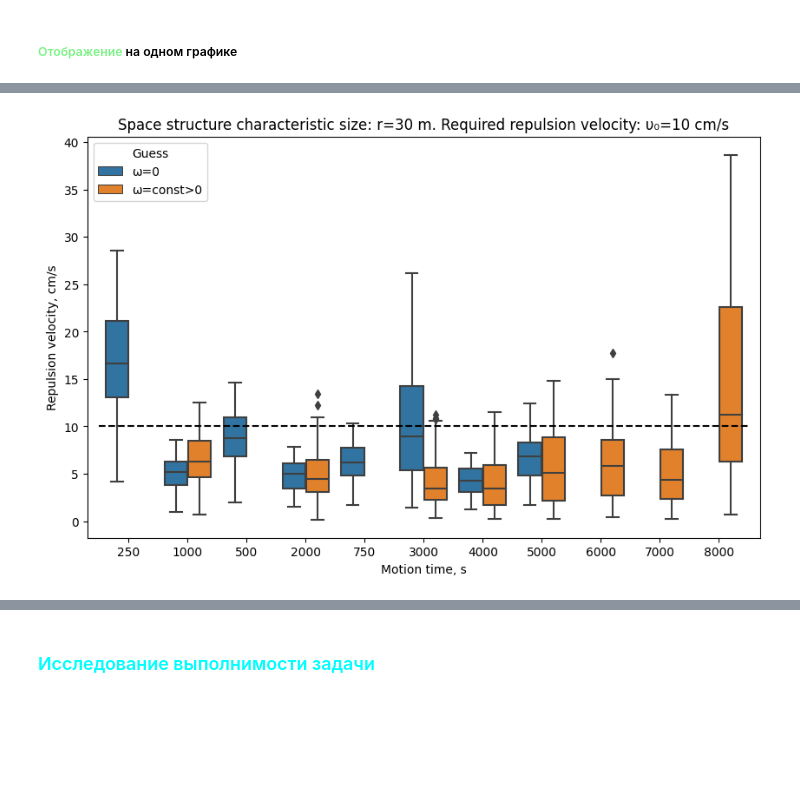
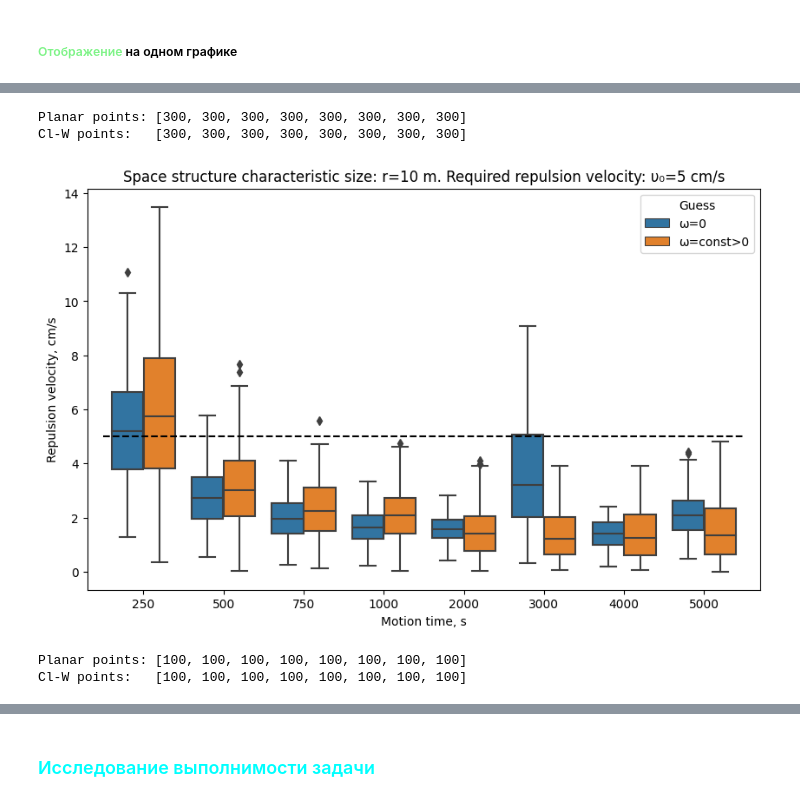
Before and after one commit to CamelCaseAverageEnjoyer/PythonCompendium, a Jupyter notebook: 5. Chapter 2 NIR.ipynb, the cells around one changed output, grey strips where cells are left out. Drawn from its saved outputs; the diff is of its cells as text; code cells hidden in the pictures; blank space fills up the shorter version.

```diff
--- a/5. Chapter 2 NIR.ipynb
+++ b/5. Chapter 2 NIR.ipynb
@@ -389,13 +302,13 @@ local_func_maker(praeter_2d_pictura, f'storage/v_value_from_t_{r_spread}.txt')
 # %% [markdown]
 ##### <span style="color:#7ff388">Чтение</span> файлов, сборка данных
 # %%
-def read_files_create_dataframe(r_spread):
+def read_files_create_dataframe(r_spread, t_max=None):
     def local_func_reader(name: str):
         dictionary = dict()
         f = open(name, 'r')
         for line in f:
             lst = line.split()
-            if len(lst) > 2:
+            if len(lst) > 2 and (t_max is None or t_max >= float(lst[1])):
                 r = float(lst[0])
                 T = float(lst[1])
                 v = float(lst[2])
@@ -408,27 +321,21 @@ def read_files_create_dataframe(r_spread):
 
     tmp_2d = local_func_reader(f'storage/v_value_from_t_{r_spread}.txt')
     tmp_hkw = local_func_reader(f'storage/v_hkw_value_from_t_{r_spread}.txt')
+    print(f"Planar points: {[len(tmp_2d[i][1]) for i in range(len(tmp_2d))]}\nCl-W points:   {[len(tmp_hkw[i][1]) for i in range(len(tmp_hkw))]}")
 
     df2 = pd.DataFrame(data={'V': {}, 'Guess': {}, 'Motion time, s': {}})
     for i in range(len(tmp_2d)):
         for j in range(len(tmp_2d[i][1])):
-            df2 = df2.append({'V':tmp_hkw[i][1][j], 'Guess':'ω=0', 'Motion time, s':str(int(tmp_hkw[i][0]))}, ignore_index=True)
-            df2 = df2.append({'V':tmp_2d[i][1][j], 'Guess':'ω=const>0', 'Motion time, s':str(int(tmp_2d[i][0]))}, ignore_index=True)
+            df2 = pd.concat([df2, pd.DataFrame({'V':[tmp_hkw[i][1][j]], 'Guess':['ω=0'], 'Motion time, s':[str(int(tmp_hkw[i][0]))]})], join="inner", ignore_index=True)
+            df2 = pd.concat([df2, pd.DataFrame({'V':[tmp_2d[i][1][j]], 'Guess':['ω=const>0'], 'Motion time, s':[str(int(tmp_2d[i][0]))]})], join="inner", ignore_index=True)
     return df2
-
-r_spread = 10
-df2 = read_files_create_dataframe(r_spread)
+def draw_them_all_right_here(r_spread, reference, df2):
+    fig = plt.figure(figsize=(10, 6))
+    sns.boxplot(data=df2, hue='Guess', x='Motion time, s', y='V')
+    left, right = plt.xlim()
+    plt.hlines(reference, xmin=left, xmax=right, color='k', linestyles='--')
+    plt.ylabel(f"Repulsion velocity, cm/s")
+    plt.title(f"Space structure characteristic size: r={r_spread} m. Required repulsion velocity: υ₀={reference} cm/s")
+    plt.show()
 # %% [markdown]
 ##### <span style="color:#7ff388">Отображение</span> на одном графике
-# %%
-def draw_them_all_right_here(r_spread, reference):
-    fig = plt.figure(figsize=(10, 6))
-    sns.boxplot(data=df2, hue='Guess', x='Motion time, s', y='V')
-    left, right = plt.xlim()
-    plt.hlines(reference, xmin=left, xmax=right, color='k', linestyles='--')
-    plt.ylabel(f"Repulsion velocity, cm/s")
-    plt.title(f"Space structure characteristic size: r={r_spread} m. Required repulsion velocity: υ₀={reference} cm/s")
-    plt.show()
-
-reference = 5
-draw_them_all_right_here(r_spread, reference)
@@ -437,8 +342,17 @@ draw_them_all_right_here(r_spread, reference)
 # %%
-r_spread = 30
-df2 = read_files_create_dataframe(r_spread)
+r_spread = 10
+df2_10 = read_files_create_dataframe(r_spread, t_max=5000)
+# %% [output]
+Planar points: [300, 300, 300, 300, 300, 300, 300, 300]
+Cl-W points:   [300, 300, 300, 300, 300, 300, 300, 300]
 # %%
-reference = 10
-draw_them_all_right_here(r_spread, reference)
+reference = 5
+draw_them_all_right_here(r_spread, reference, df2_10)
 # %% [output]
-[figure, old version]
+[figure, new version]
+# %%
+r_spread = 50
+df2_50 = read_files_create_dataframe(r_spread, t_max=5000)
+# %% [output]
+Planar points: [100, 100, 100, 100, 100, 100, 100, 100]
+Cl-W points:   [100, 100, 100, 100, 100, 100, 100, 100]
```
Also changed, not shown: parts of 18 cells of this notebook.
